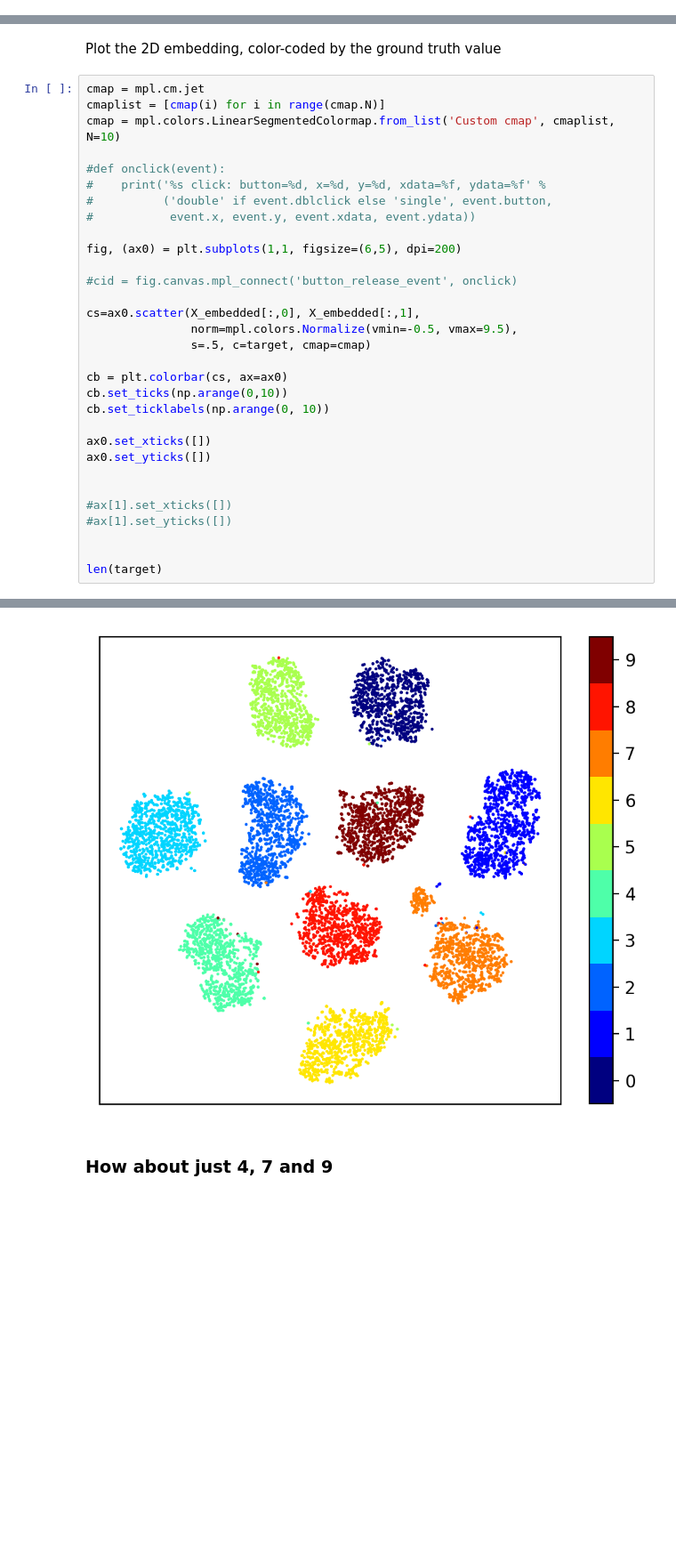
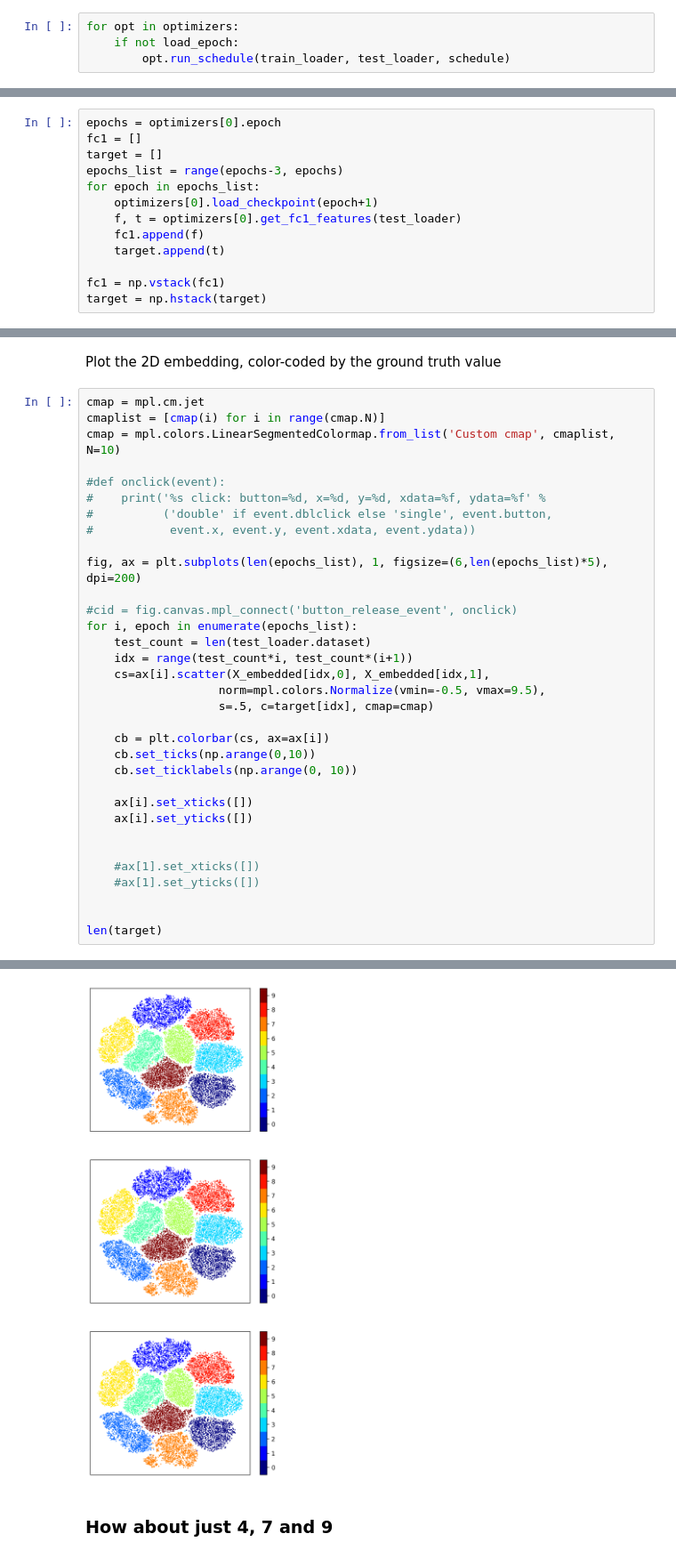
Before and after one commit to steedly/Reading, a Jupyter notebook: mnist.ipynb, the cells around one changed output, grey strips where cells are left out. Shown at 89% size. Cells and saved outputs as stored; diff of their text form; blank space fills up the shorter version.

Commit message:
Added plotting of embedding for multiple epochs

```diff
--- a/mnist.ipynb
+++ b/mnist.ipynb
@@ -478,0 +527,4 @@ Epoch | Time          | Loss           | Accuracy
+# %%
+for opt in optimizers:
+    if not load_epoch:
+        opt.run_schedule(train_loader, test_loader, schedule)
@@ -608,0 +664,13 @@ fc1, target=get_fc1_features(optimizers[0].model, optimizers[0].device, test_loa
+# %%
+epochs = optimizers[0].epoch
+fc1 = []
+target = []
+epochs_list = range(epochs-3, epochs)
+for epoch in epochs_list:
+    optimizers[0].load_checkpoint(epoch+1)
+    f, t = optimizers[0].get_fc1_features(test_loader)
+    fc1.append(f)
+    target.append(t)
+
+fc1 = np.vstack(fc1)
+target = np.hstack(target)
@@ -622,24 +694,26 @@ cmap = mpl.colors.LinearSegmentedColormap.from_list('Custom cmap', cmaplist, N=1
 #          ('double' if event.dblclick else 'single', event.button,
 #           event.x, event.y, event.xdata, event.ydata))
 
-fig, (ax0) = plt.subplots(1,1, figsize=(6,5), dpi=200)
+fig, ax = plt.subplots(len(epochs_list), 1, figsize=(6,len(epochs_list)*5), dpi=200)
 
 #cid = fig.canvas.mpl_connect('button_release_event', onclick)
+for i, epoch in enumerate(epochs_list):
+    test_count = len(test_loader.dataset)
+    idx = range(test_count*i, test_count*(i+1))
+    cs=ax[i].scatter(X_embedded[idx,0], X_embedded[idx,1],
+                   norm=mpl.colors.Normalize(vmin=-0.5, vmax=9.5),
+                   s=.5, c=target[idx], cmap=cmap)
 
-cs=ax0.scatter(X_embedded[:,0], X_embedded[:,1],
-               norm=mpl.colors.Normalize(vmin=-0.5, vmax=9.5),
-               s=.5, c=target, cmap=cmap)
+    cb = plt.colorbar(cs, ax=ax[i])
+    cb.set_ticks(np.arange(0,10))
+    cb.set_ticklabels(np.arange(0, 10))
 
-cb = plt.colorbar(cs, ax=ax0)
-cb.set_ticks(np.arange(0,10))
-cb.set_ticklabels(np.arange(0, 10))
-
-ax0.set_xticks([])
-ax0.set_yticks([])
+    ax[i].set_xticks([])
+    ax[i].set_yticks([])
 
 
-#ax[1].set_xticks([])
-#ax[1].set_yticks([])
+    #ax[1].set_xticks([])
+    #ax[1].set_yticks([])
 
 
 len(target)
@@ -648,4 +722,4 @@ len(target)
-[figure, old version]
+[figure, new version]
 # %% [markdown]
 ### How about just 4, 7 and 9
 # %%
```
Also changed, not shown: parts of 29 cells of this notebook.
